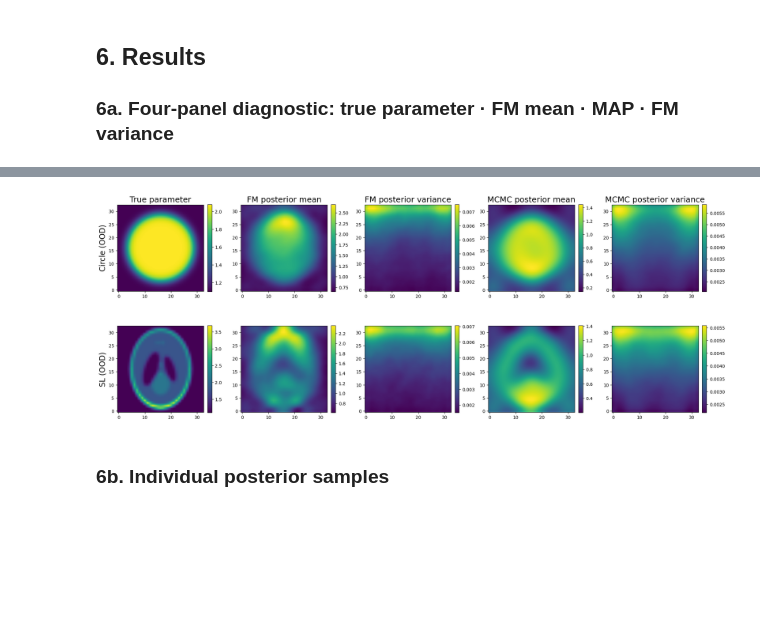
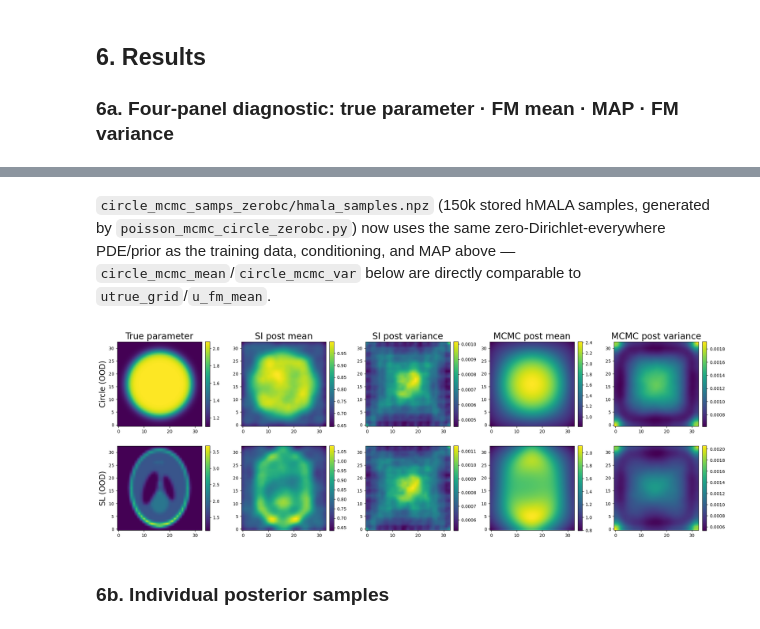
Before and after one commit to abjohnson117/TransportVsMcmcExperiments, a Jupyter notebook: circle-poisson/circle_test.ipynb, the cells around one changed output, grey strips where cells are left out. Saved outputs shown, nothing was run; the diff lists cells and outputs as text; code cells hidden in the pictures; blank space fills up the shorter version.

Commit message:
Adding dirichlet bc exp for ood

```diff
--- a/circle-poisson/circle_test.ipynb
+++ b/circle-poisson/circle_test.ipynb
@@ -119,13 +122,13 @@ train_dim   = 50000
 nx = ny     = 33
 flat_length = nx * ny          # 1089
 
-ys = np.load(TRAIN_DIR / 'solutions_grid_delta.npy')[:train_dim]                           # (50000, 100)
-us = np.load(TRAIN_DIR / 'parameters_delta.npy')[:train_dim].reshape(train_dim, flat_length)  # (50000, 1089)
+ys = np.load(TRAIN_DIR / 'solutions_grid_p.npy')[:train_dim]                           # (50000, 100)
+us = np.load(TRAIN_DIR / 'parameters_p.npy')[:train_dim].reshape(train_dim, flat_length)  # (50000, 1089)
 
-us_ref  = np.load(TRAIN_DIR / 'parameters_delta.npy')[train_dim:train_dim * 2].reshape(train_dim, flat_length)
+us_ref  = np.load(TRAIN_DIR / 'parameters_p.npy')[train_dim:train_dim * 2].reshape(train_dim, flat_length)
 np.random.shuffle(us_ref)
 
-us_test = np.load(TRAIN_DIR / 'parameters_delta.npy')[train_dim * 2:train_dim * 2 + 20000].reshape(20000, flat_length)
+us_test = np.load(TRAIN_DIR / 'parameters_p.npy')[train_dim * 2:train_dim * 2 + 20000].reshape(20000, flat_length)
 np.random.shuffle(us_test)
 
 print(f'ys  shape: {ys.shape}    (100-point noisy observations)')
@@ -234,7 +237,7 @@ trainer.train(
     train_data=target_data,
     train_dim=train_dim,
     batch_size=2048,
-    steps=20000,
+    steps=100000,
     x0_data=ref_data,
     print_every=10000,
 );
@@ -249,6 +262,6 @@ Load the out-of-distribution observation generated by `generate_circle_data.py`.
 # %%
-yu_circle = np.load(CIRCLE_DIR / 'data_circle.npy')    # [y_obs (100,) | u_true (1089,)]
-map_array = np.load(CIRCLE_DIR / 'map_array.npy')      # (33, 33) MAP estimate
+yu_circle = np.load(CIRCLE_DIR / 'data_circle_zerobc.npy')    # [y_obs (100,) | u_true (1089,)]
+map_array = np.load(CIRCLE_DIR / 'map_array_zerobc.npy')      # (33, 33) MAP estimate
 
 y_obs      = yu_circle[:obs_dim]                        # (100,) noisy observations
 u_true     = yu_circle[obs_dim:]                        # (1089,) true circle phantom
@@ -258,11 +271,11 @@ utrue_grid = u_true.reshape(nx, ny)
 y_obs_residual = y_obs - y_prior                        # subtract B·u(m=0)
 y_obs_norm     = y_obs_residual / obs_global_std        # same scale as training data
 
-# Diagnostic: z-scores per row (should be ±6–9, not ±20–40)
-targets = np.load(CIRCLE_DIR / 'targets.npy')
+# Diagnostic: z-scores per row
+targets = np.load(CIRCLE_DIR / 'targets_zerobc.npy')
 row_y   = np.unique(np.round(targets[:, 1], 3))
 print(f'True parameter: min={u_true.min():.3f}  max={u_true.max():.3f}')
-print(f'  log(3)={np.log(3):.3f}  log(40)={np.log(40):.3f}')
+print(f'  log(3)={np.log(3):.3f}  log(8)={np.log(8):.3f}')
 print(f'Observations: raw [{y_obs.min():.4f}, {y_obs.max():.4f}]  '
       f'residual [{y_obs_residual.min():.4f}, {y_obs_residual.max():.4f}]')
 print(f'Normalised z-scores at boundary rows:')
@@ -278,7 +291,7 @@ axes[0].set_title('Circle phantom (true parameter, OOD)')
 axes[0].grid(False)
 fig.colorbar(im0, ax=axes[0], fraction=0.046, pad=0.04)
 im1 = axes[1].imshow(map_array, origin='lower', interpolation='bilinear', cmap='viridis')
-axes[1].set_title('MAP estimate')
+axes[1].set_title('MAP estimate (zero-BC)')
 axes[1].grid(False)
 fig.colorbar(im1, ax=axes[1], fraction=0.046, pad=0.04)
 plt.tight_layout()
@@ -346,52 +399,50 @@ plt.show()
+# %% [markdown]
+`circle_mcmc_samps_zerobc/hmala_samples.npz` (150k stored hMALA samples, generated by
+`poisson_mcmc_circle_zerobc.py`) now uses the same zero-Dirichlet-everywhere PDE/prior as the
+training data, conditioning, and MAP above — `circle_mcmc_mean`/`circle_mcmc_var` below are
+directly comparable to `utrue_grid`/`u_fm_mean`.
 # %%
 # Circle vs. Shepp-Logan phantom: FM and MCMC results side by side (no suptitle)
-SL_DIR = Path('../shepp-logan-poisson/shepp-logan-data')
-
-yu_sl        = np.load(SL_DIR / 'data_sl.npy')                 # [y_obs (100,) | u_true (1089,)]
-sl_true_grid = yu_sl[obs_dim:].reshape(nx, ny)
-
-sl_fm_mean = np.load(SL_DIR / 'fm_mean.npy')                   # (33, 33) FM posterior mean
-sl_fm_var  = np.load(SL_DIR / 'fm_var.npy')                    # (33, 33) FM posterior variance
-
-sl_mcmc_samps = np.load('../shepp-logan-poisson/sl_mcmc_samps/hmala_samples.npz')['arr'].reshape(-1, nx, ny)
+# sl_true_grid, sl_fm_mean, sl_fm_var computed in section 5b (same trained model, SL zero-BC observation)
+sl_mcmc_samps = np.load('../shepp-logan-poisson/sl_mcmc_samps_zerobc/hmala_samples.npz')['arr'].reshape(-1, nx, ny)
 sl_mcmc_mean  = np.mean(sl_mcmc_samps, axis=0)
 sl_mcmc_var   = np.var(sl_mcmc_samps, axis=0)
 
-circle_mcmc_samps = np.load('circle_mcmc_samps/hmala_samples.npz')['arr'].reshape(-1, nx, ny)
+circle_mcmc_samps = np.load('circle_mcmc_samps_zerobc/hmala_samples.npz')['arr'].reshape(-1, nx, ny)
 circle_mcmc_mean  = np.mean(circle_mcmc_samps, axis=0)
 circle_mcmc_var   = np.var(circle_mcmc_samps, axis=0)
 
-fig, axes = plt.subplots(2, 5, figsize=(20, 8))
+fig, axes = plt.subplots(2, 5, figsize=(20, 7))
 
 rows = [
     ('Circle (OOD)',      utrue_grid,   u_fm_mean,  u_fm_var,  circle_mcmc_mean, circle_mcmc_var),
     ('SL (OOD)', sl_true_grid, sl_fm_mean, sl_fm_var, sl_mcmc_mean,     sl_mcmc_var),
 ]
-col_titles = ['True parameter', 'FM posterior mean', 'FM posterior variance',
-              'MCMC posterior mean', 'MCMC posterior variance']
+col_titles = ['True parameter', 'SI post mean', 'SI post variance',
+              'MCMC post mean', 'MCMC post variance']
 
 for row_axes, (row_label, true_grid, fm_mean, fm_var, mcmc_mean, mcmc_var) in zip(axes, rows):
     panels = [
         (true_grid, float(true_grid.min()), float(true_grid.max())),
         (fm_mean,   float(fm_mean.min()),   float(fm_mean.max())),
         (fm_var,    None, None),
         (mcmc_mean, float(mcmc_mean.min()), float(mcmc_mean.max())),
         (mcmc_var,  None, None),
     ]
     for ax, (arr, lo, hi) in zip(row_axes, panels):
         im = ax.imshow(arr, origin='lower', interpolation='bilinear', cmap='viridis', vmin=lo, vmax=hi)
         ax.grid(False)
         fig.colorbar(im, ax=ax, fraction=0.046, pad=0.04)
     row_axes[0].set_ylabel(row_label, fontsize=17)
 
 for ax, title in zip(axes[0], col_titles):
-    ax.set_title(title, fontsize=18)
+    ax.set_title(title, fontsize=20)
 
 plt.tight_layout()
 plt.savefig(CIRCLE_DIR / 'fm_mcmc_comparison_ood.png', dpi=120, bbox_inches='tight')
 plt.show()
 # %% [output]
-[figure, old version]
+[figure, new version]
 # %% [markdown]
 ### 6b. Individual posterior samples
 # %%
```
Also changed, not shown: parts of 16 cells of this notebook, 7 other files.
